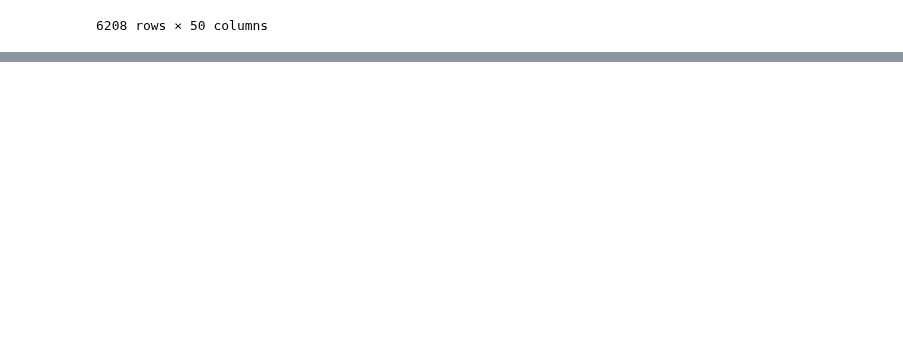
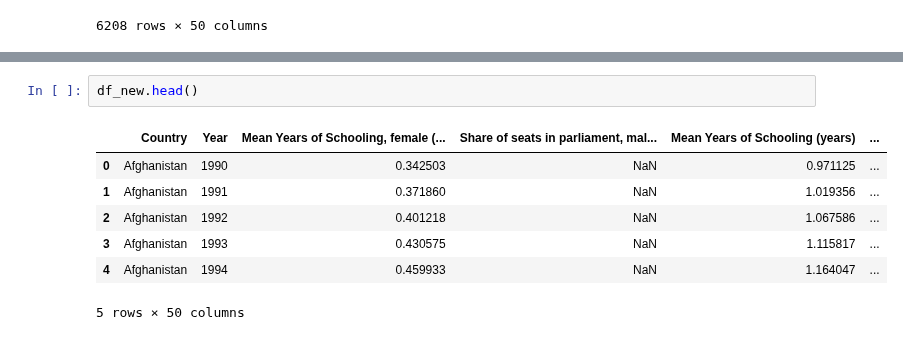
Before and after one commit to idalinnakallio/DAT565, a Jupyter notebook: Assignment 4/Assignment4.ipynb, the cells around one changed output, grey strips where cells are left out. Saved outputs shown, nothing was run; the diff lists cells and outputs as text; blank space fills up the shorter version.

```diff
--- a/Assignment 4/Assignment4.ipynb
+++ b/Assignment 4/Assignment4.ipynb
@@ -55,0 +115,10 @@ net migration rate (per 1,000 population)
+# %%
+df_new.head()
+# %% [output]
+|  | Country | Year | Mean Years of Schooling, female (... | Share of seats in parliament, mal... | Mean Years of Schooling (years) | ... |
+| 0 | Afghanistan | 1990 | 0.342503 | NaN | 0.971125 | ... |
+| 1 | Afghanistan | 1991 | 0.371860 | NaN | 1.019356 | ... |
+| 2 | Afghanistan | 1992 | 0.401218 | NaN | 1.067586 | ... |
+| 3 | Afghanistan | 1993 | 0.430575 | NaN | 1.115817 | ... |
+| 4 | Afghanistan | 1994 | 0.459933 | NaN | 1.164047 | ... |
+5 rows × 50 columns
```
Also changed, not shown: parts of 2 cells of this notebook.
